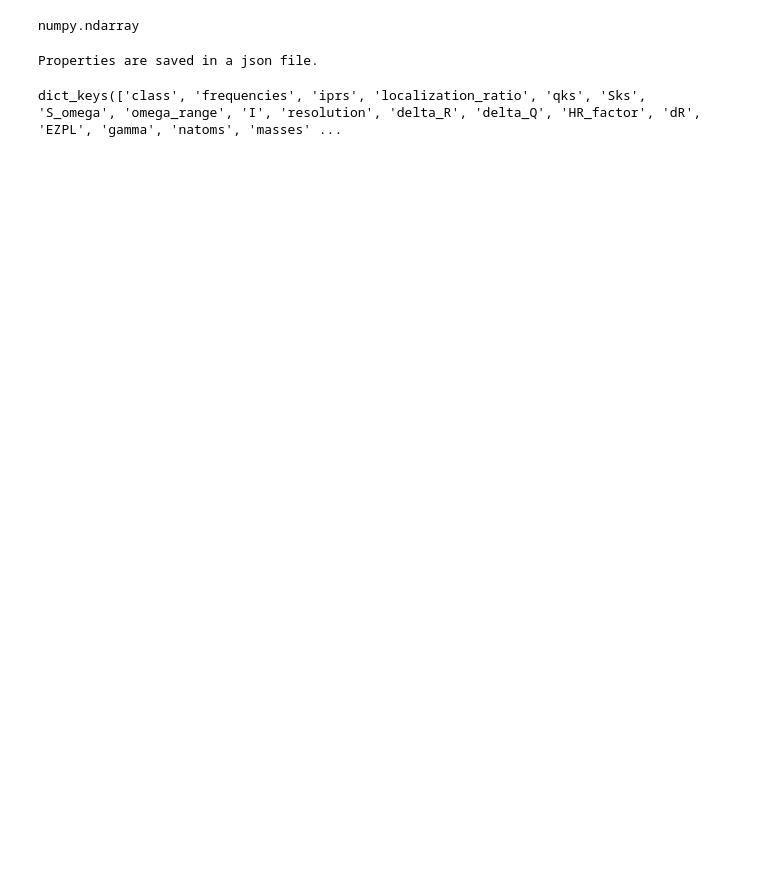
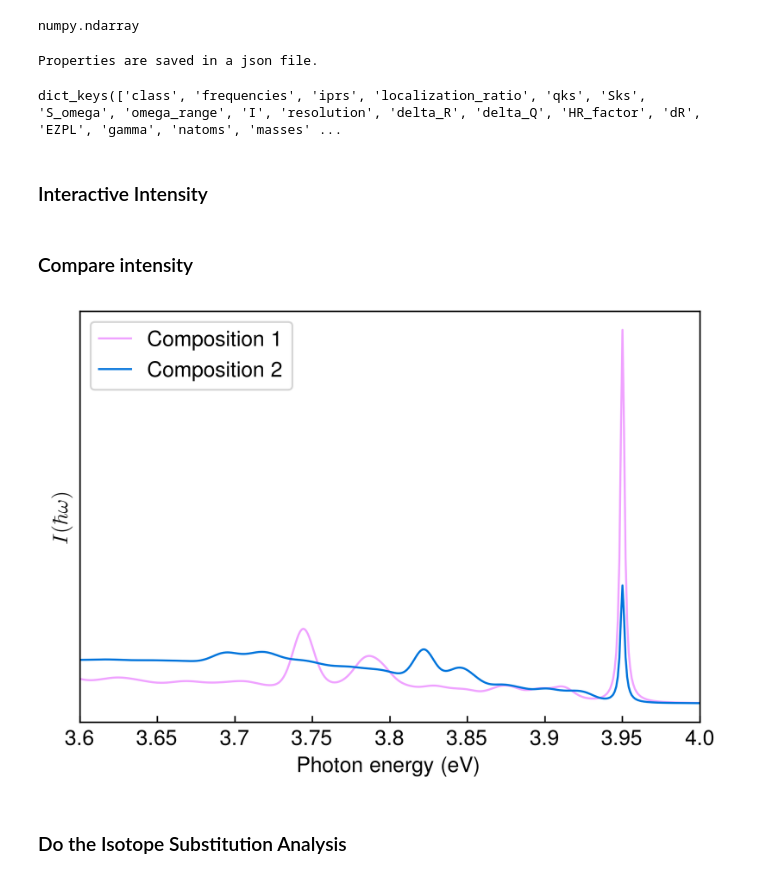
Before and after one commit to Shibu778/defectpl, a Jupyter notebook: development/development.ipynb, the cells around one changed output. Saved outputs shown, nothing was run; the diff lists cells and outputs as text; code cells hidden in the pictures; blank space fills up the shorter version.

```diff
--- a/development/development.ipynb
+++ b/development/development.ipynb
@@ -134,3 +143,5 @@ Properties are saved in a json file.
 data.keys()
 # %% [output]
 dict_keys(['class', 'frequencies', 'iprs', 'localization_ratio', 'qks', 'Sks', 'S_omega', 'omega_range', 'I', 'resolution', 'delta_R', 'delta_Q', 'HR_factor', 'dR', 'EZPL', 'gamma', 'natoms', 'masses' ...
+# %% [markdown]
+### Interactive Intensity
@@ -136,0 +152,10 @@ dict_keys(['class', 'frequencies', 'iprs', 'localization_ratio', 'qks', 'Sks', '
+# %% [markdown]
+### Compare intensity
+# %%
+from defectpl.defectpl import comparepl
+properties_files = ["./hBN_data/comp1/properties.json", "./hBN_data/comp2/properties.json"]
+comparepl(properties_files, xlim = [3600, 4000])
+# %% [output]
+[figure, added]
+# %% [markdown]
+### Do the Isotope Substitution Analysis
```
Also changed, not shown: parts of 8 cells of this notebook, 22 other files.
